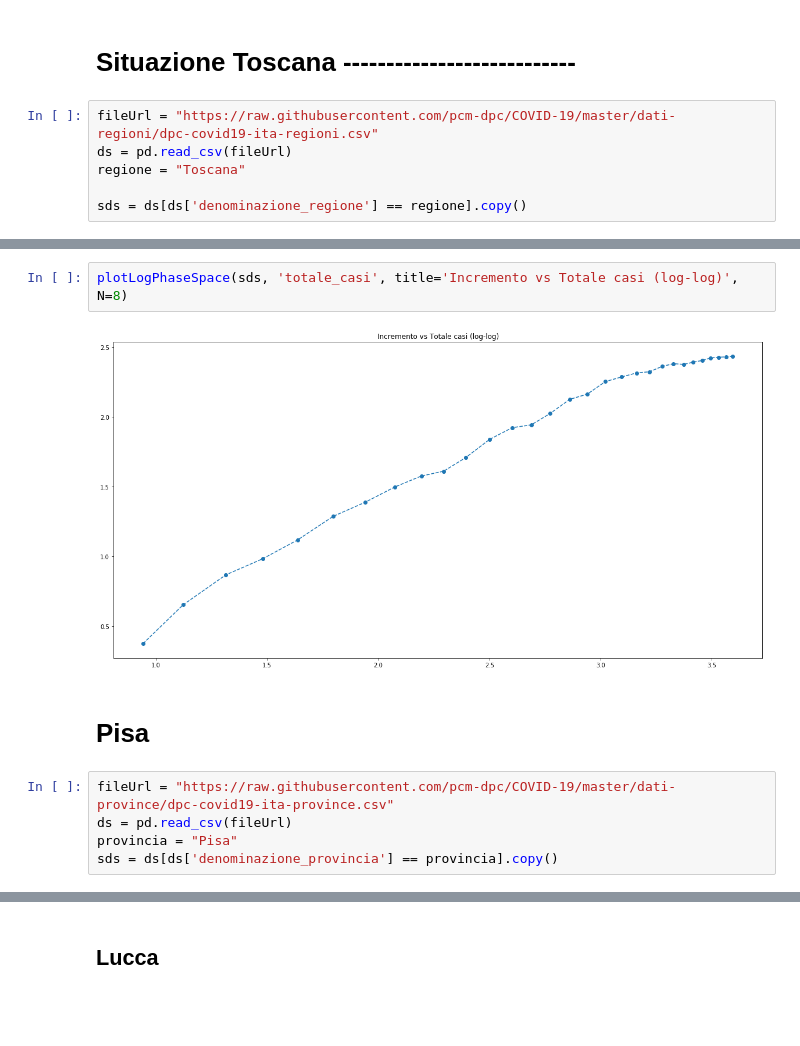
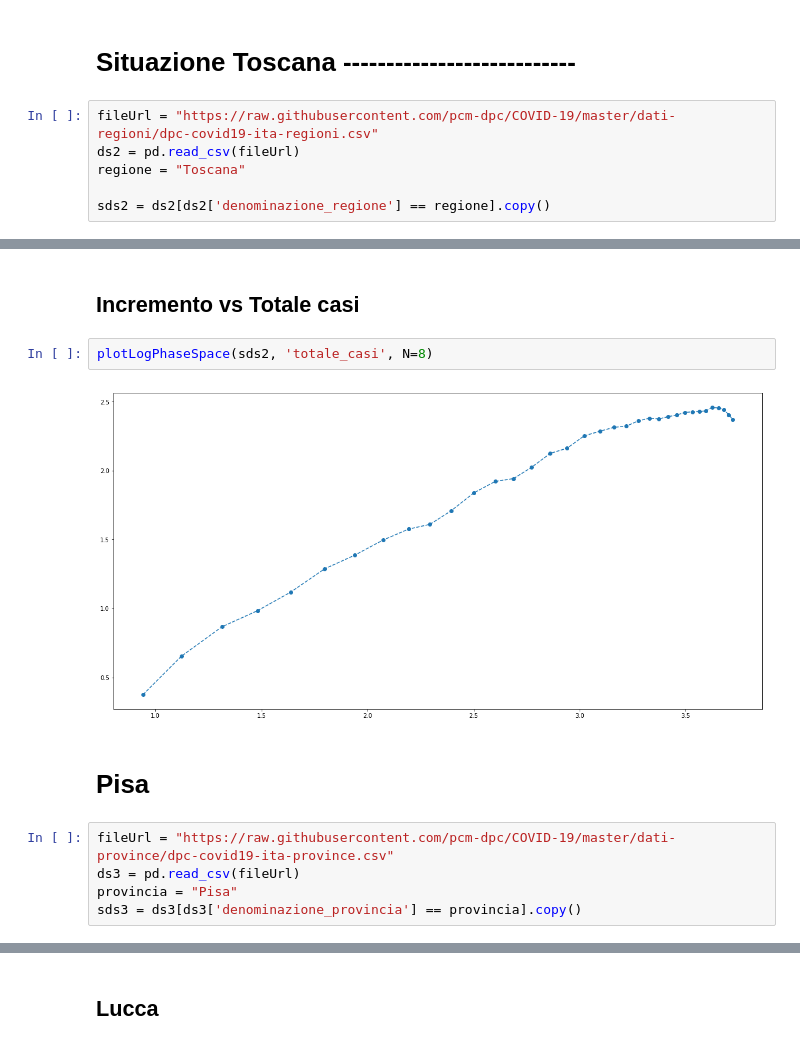
Before and after one commit to stefano-gaggero/COVID19, a Jupyter notebook: 2020-03 COVID.ipynb, the cells around one changed output, grey strips where cells are left out. Drawn from its saved outputs; the diff is of its cells as text; blank space fills up the shorter version.

```diff
--- a/2020-03 COVID.ipynb
+++ b/2020-03 COVID.ipynb
@@ -111,7 +108,7 @@ plotLogPhaseSpace(ds, 'totale_casi', title='Incremento vs Totale casi (log-log)'
 # Situazione Toscana ---------------------------
 # %%
 fileUrl = "https://raw.githubusercontent.com/pcm-dpc/COVID-19/master/dati-regioni/dpc-covid19-ita-regioni.csv"
-ds = pd.read_csv(fileUrl)
+ds2 = pd.read_csv(fileUrl)
 regione = "Toscana"
 
-sds = ds[ds['denominazione_regione'] == regione].copy()
+sds2 = ds2[ds2['denominazione_regione'] == regione].copy()
@@ -134,11 +133,13 @@ plotIncrements(sds, 'totale_ospedalizzati', 'Picco epidemico degli ospedalizzati
+# %% [markdown]
+## Incremento vs Totale casi
 # %%
-plotLogPhaseSpace(sds, 'totale_casi', title='Incremento vs Totale casi (log-log)', N=8)
+plotLogPhaseSpace(sds2, 'totale_casi', N=8)
 # %% [output]
-[figure, old version]
+[figure, new version]
 # %% [markdown]
 # Pisa
 # %%
 fileUrl = "https://raw.githubusercontent.com/pcm-dpc/COVID-19/master/dati-province/dpc-covid19-ita-province.csv"
-ds = pd.read_csv(fileUrl)
+ds3 = pd.read_csv(fileUrl)
 provincia = "Pisa"
-sds = ds[ds['denominazione_provincia'] == provincia].copy()
+sds3 = ds3[ds3['denominazione_provincia'] == provincia].copy()
```
Also changed, not shown: parts of 31 cells of this notebook.
